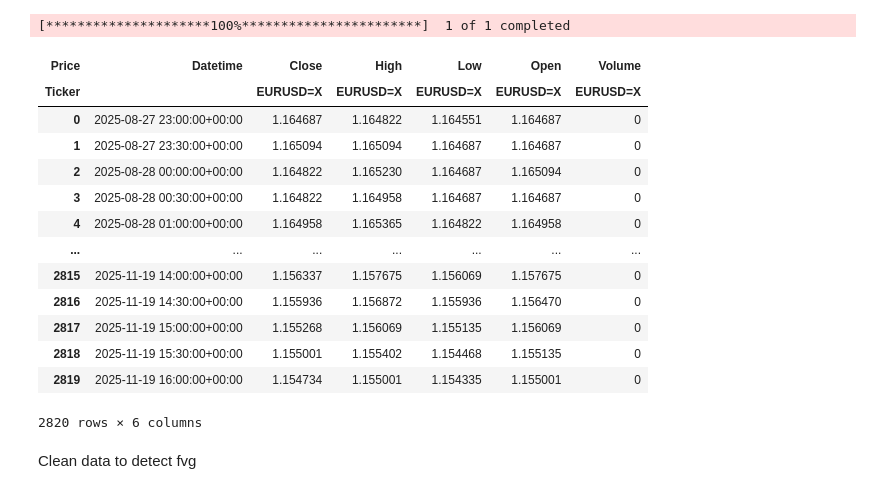
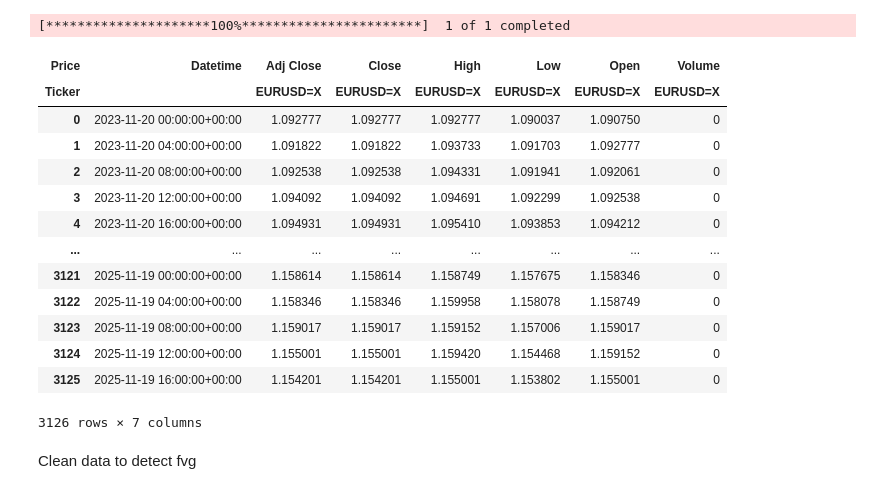
Before and after one commit to davidkiama/KiamaTrading, a Jupyter notebook: utilities/detect_fvg.ipynb, the cells around one changed output. Drawn from its saved outputs; the diff is of its cells as text; code cells hidden in the pictures.

```diff
--- a/utilities/detect_fvg.ipynb
+++ b/utilities/detect_fvg.ipynb
@@ -37,6 +37,7 @@ def get_quotes(time_frame,  period='2yrs', asset='EURUSD'):
             symbol,
             period=period,
             interval=time_frame,
+            auto_adjust=False,
         )
 
         if df.empty:
@@ -62,48 +63,48 @@ def mass_import(asset_index, time_frame):
     frame_H1 = '1h'
     frame_H4 = '4h'
     frame_D1 = '1d'
     frame_W1 = '1wk'
 
     if time_frame == '1WK':
         data = get_quotes(frame_W1, '10y', asset=asset)
     elif time_frame == 'D1':
         data = get_quotes(frame_D1, '5y', asset=asset)
     elif time_frame == '4H':
         data = get_quotes(frame_H4, '2y', asset=asset)
     elif time_frame == '1H':
         data = get_quotes(frame_H1, '2y', asset=asset)
     elif time_frame == 'M30':
         data = get_quotes(frame_M30, '60d', asset=asset)
     elif time_frame == 'M15':
         data = get_quotes(frame_M15, '60d', asset=asset)
     else:
         data = get_quotes(frame_D1, 'D1', asset=asset)
 
     if data.empty:
         print(f"No data found for {asset} on timeframe {time_frame}")
         return np.array([])
 
     return data
 
 
-dataF = mass_import(0, 'M30')
+dataF = mass_import(0, '4H')
 dataF
 # %% [output]
 [*********************100%***********************]  1 of 1 completed
-| Price | Datetime | Close | High | Low | Open | Volume |
-| Ticker |  | EURUSD=X | EURUSD=X | EURUSD=X | EURUSD=X | EURUSD=X |
-| 0 | 2025-08-27 23:00:00+00:00 | 1.164687 | 1.164822 | 1.164551 | 1.164687 | 0 |
-| 1 | 2025-08-27 23:30:00+00:00 | 1.165094 | 1.165094 | 1.164687 | 1.164687 | 0 |
-| 2 | 2025-08-28 00:00:00+00:00 | 1.164822 | 1.165230 | 1.164687 | 1.165094 | 0 |
-| 3 | 2025-08-28 00:30:00+00:00 | 1.164822 | 1.164958 | 1.164687 | 1.164687 | 0 |
-| 4 | 2025-08-28 01:00:00+00:00 | 1.164958 | 1.165365 | 1.164822 | 1.164958 | 0 |
-| ... | ... | ... | ... | ... | ... | ... |
-| 2815 | 2025-11-19 14:00:00+00:00 | 1.156337 | 1.157675 | 1.156069 | 1.157675 | 0 |
-| 2816 | 2025-11-19 14:30:00+00:00 | 1.155936 | 1.156872 | 1.155936 | 1.156470 | 0 |
-| 2817 | 2025-11-19 15:00:00+00:00 | 1.155268 | 1.156069 | 1.155135 | 1.156069 | 0 |
-| 2818 | 2025-11-19 15:30:00+00:00 | 1.155001 | 1.155402 | 1.154468 | 1.155135 | 0 |
-| 2819 | 2025-11-19 16:00:00+00:00 | 1.154734 | 1.155001 | 1.154335 | 1.155001 | 0 |
+| Price | Datetime | Adj Close | Close | High | Low | Open | Volume |
+| Ticker |  | EURUSD=X | EURUSD=X | EURUSD=X | EURUSD=X | EURUSD=X | EURUSD=X |
+| 0 | 2023-11-20 00:00:00+00:00 | 1.092777 | 1.092777 | 1.092777 | 1.090037 | 1.090750 | 0 |
+| 1 | 2023-11-20 04:00:00+00:00 | 1.091822 | 1.091822 | 1.093733 | 1.091703 | 1.092777 | 0 |
+| 2 | 2023-11-20 08:00:00+00:00 | 1.092538 | 1.092538 | 1.094331 | 1.091941 | 1.092061 | 0 |
+| 3 | 2023-11-20 12:00:00+00:00 | 1.094092 | 1.094092 | 1.094691 | 1.092299 | 1.092538 | 0 |
+| 4 | 2023-11-20 16:00:00+00:00 | 1.094931 | 1.094931 | 1.095410 | 1.093853 | 1.094212 | 0 |
+| ... | ... | ... | ... | ... | ... | ... | ... |
+| 3121 | 2025-11-19 00:00:00+00:00 | 1.158614 | 1.158614 | 1.158749 | 1.157675 | 1.158346 | 0 |
+| 3122 | 2025-11-19 04:00:00+00:00 | 1.158346 | 1.158346 | 1.159958 | 1.158078 | 1.158749 | 0 |
+| 3123 | 2025-11-19 08:00:00+00:00 | 1.159017 | 1.159017 | 1.159152 | 1.157006 | 1.159017 | 0 |
+| 3124 | 2025-11-19 12:00:00+00:00 | 1.155001 | 1.155001 | 1.159420 | 1.154468 | 1.159152 | 0 |
+| 3125 | 2025-11-19 16:00:00+00:00 | 1.154201 | 1.154201 | 1.155001 | 1.153802 | 1.155001 | 0 |
-2820 rows × 6 columns
+3126 rows × 7 columns
 # %% [markdown]
 Clean data to detect fvg
 # %%
```
Also changed, not shown: parts of 1 cell of this notebook, 3 other files.
